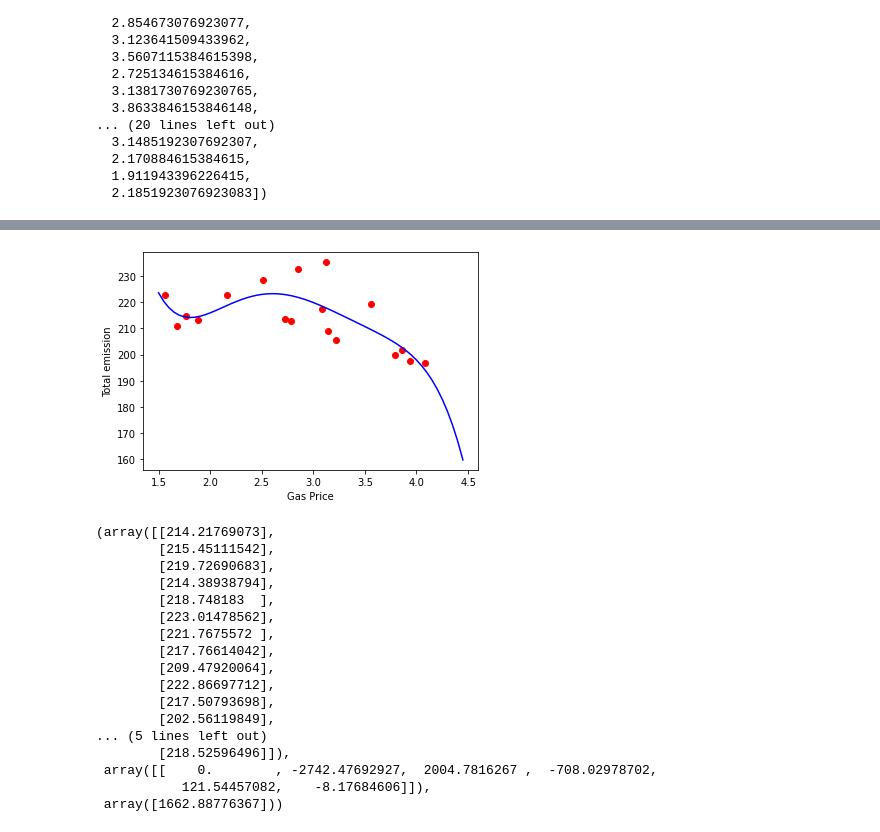
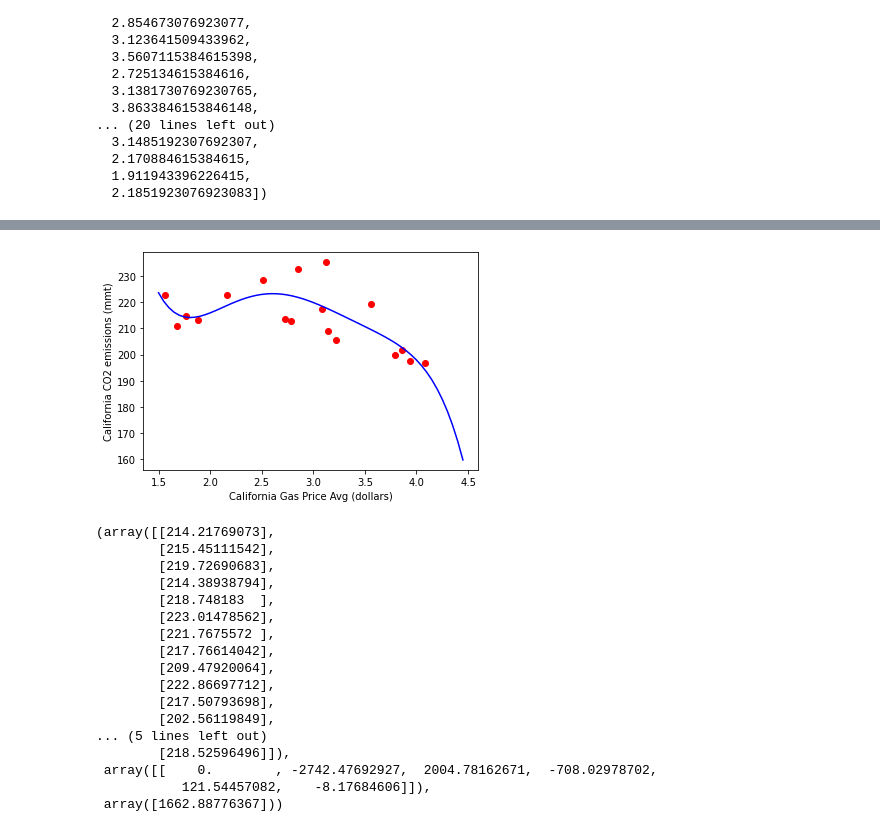
Before and after one commit to ykim879/machine.learning.project, a Jupyter notebook: polynomial_regressions.ipynb, the cells around one changed output, grey strips where cells are left out. Saved outputs shown, nothing was run; the diff lists cells and outputs as text; code cells hidden in the pictures.

```diff
--- a/polynomial_regressions.ipynb
+++ b/polynomial_regressions.ipynb
@@ -213,23 +276,24 @@ gas_prices_ca,gas_prices_tx
 # %%
-#Performing Polynomial regression for California
+#Performing polynomial regression for California gas prices
+
 from sklearn.preprocessing import PolynomialFeatures
 ca_emission=carbon_emission.loc[6].tolist()[1:-2]
 ca_emission_sample = ca_emission[20:38]
 poly_reg3=PolynomialFeatures(degree=5)
 X_poly_2 = poly_reg3.fit_transform(np.array(gas_prices_ca).reshape(-1,1))
 pol_reg3 = linear_model.LinearRegression()
 pol_reg3.fit(X_poly_2,np.array(ca_emission_sample).reshape(-1,1))
 pred=pol_reg3.predict(X_poly_2)
 gp2 = np.arange(1.5,4.5,0.05)
 p2=pol_reg3.predict(poly_reg3.fit_transform(gp2.reshape(-1,1)))
 plt.scatter(gas_prices_ca,ca_emission_sample,color='red')
 plt.plot(gp2,p2,color='blue')
-plt.xlabel('Gas Price')
-plt.ylabel('Total emission')
+plt.xlabel('California Gas Price Avg (dollars)')
+plt.ylabel('California CO2 emissions (mmt)')
 plt.show()
 pred,pol_reg3.coef_,pol_reg3.intercept_
 # %% [output]
-[figure, old version]
+[figure, new version]
 (array([[214.21769073],
         [215.45111542],
         [219.72690683],
@@ -244,6 +308,6 @@ pred,pol_reg3.coef_,pol_reg3.intercept_
         [202.56119849],
 ... (5 lines left out)
         [218.52596496]]),
- array([[    0.        , -2742.47692927,  2004.7816267 ,  -708.02978702,
+ array([[    0.        , -2742.47692927,  2004.78162671,  -708.02978702,
            121.54457082,    -8.17684606]]),
  array([1662.88776367]))
```
Also changed, not shown: parts of 9 cells of this notebook.
